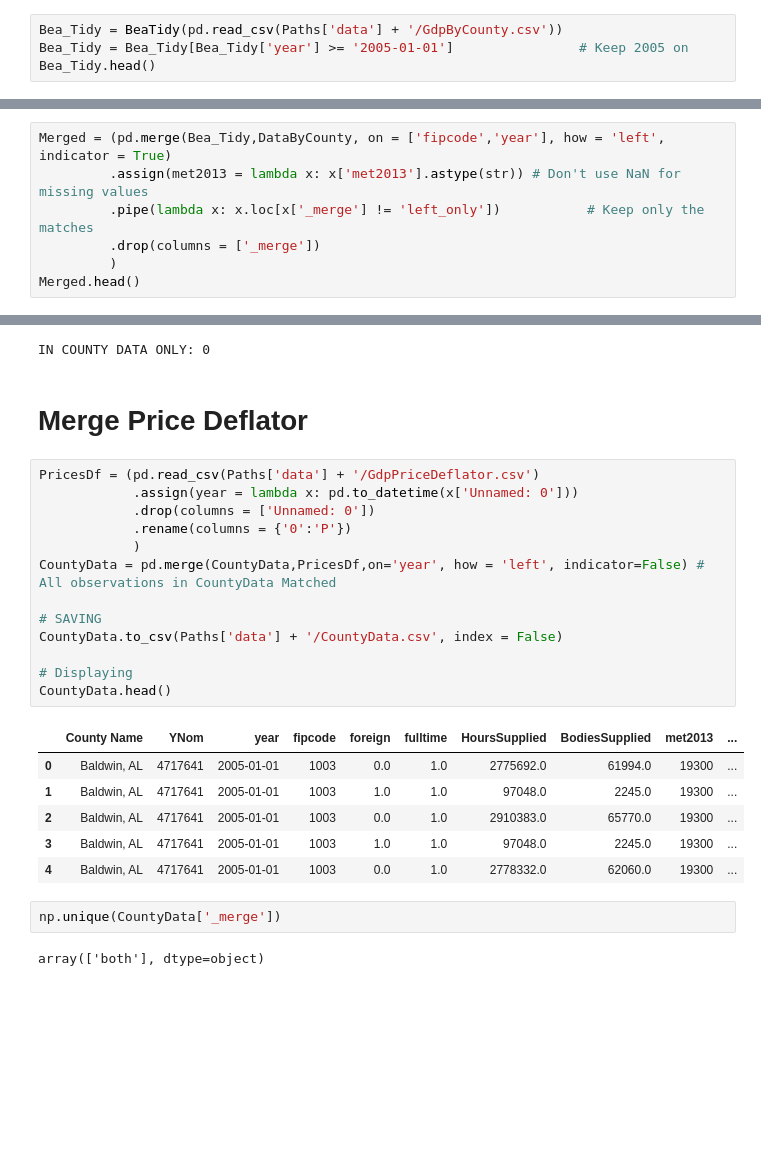
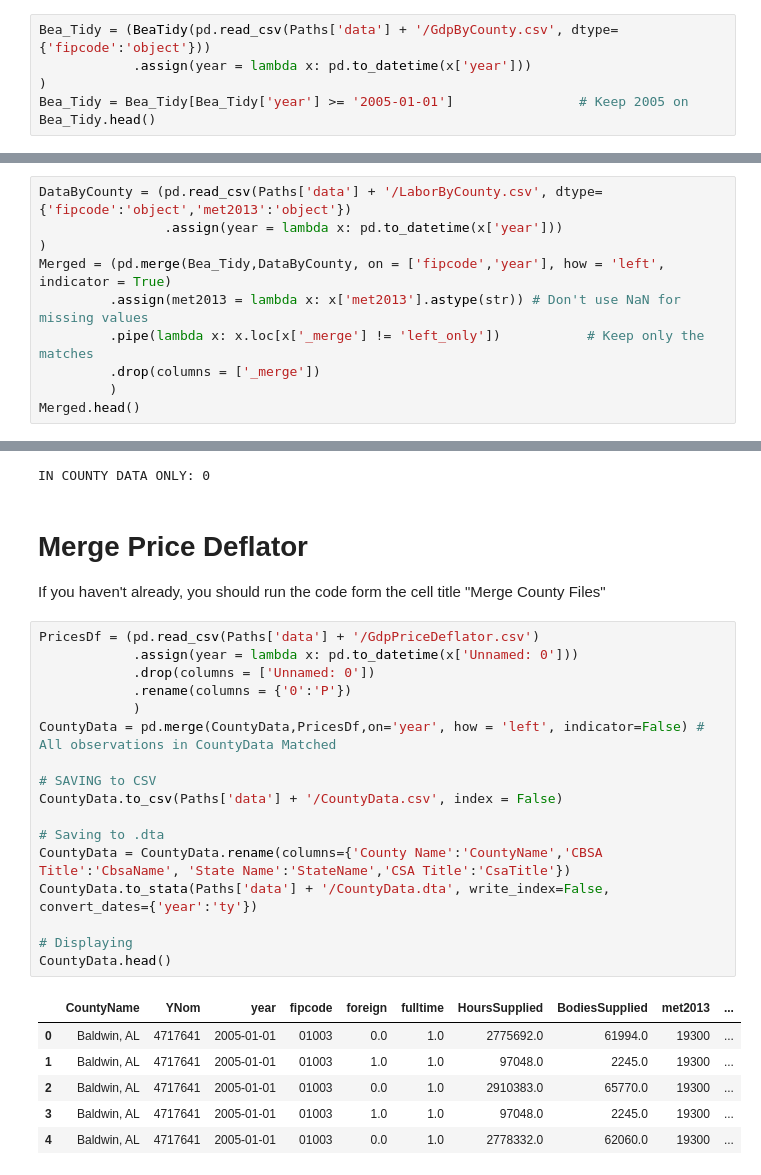
Before and after one commit to Robert-T-Remuszka/ImmigrationTfp, a Jupyter notebook: code/MakeCountyAnalysis.ipynb, the cells around one changed output, grey strips where cells are left out. Saved outputs shown, nothing was run; the diff lists cells and outputs as text; blank space fills up the shorter version.

Commit message:
Output county labor supplies in .dta

```diff
--- a/code/MakeCountyAnalysis.ipynb
+++ b/code/MakeCountyAnalysis.ipynb
@@ -115,7 +118,9 @@ DataByCounty.head()
 # Cleaning BEA
 Now I clean the BEA county-level GDP data. While we have this series from 2001 onward, the sample period is 2005 onward because the smallest level of geography avaiable in the ACS Ipums extracts is larger than a county before 2005. You can read about the samples [here](https://usa.ipums.org/usa-action/samples)
 # %%
-Bea_Tidy = BeaTidy(pd.read_csv(Paths['data'] + '/GdpByCounty.csv'))
+Bea_Tidy = (BeaTidy(pd.read_csv(Paths['data'] + '/GdpByCounty.csv', dtype={'fipcode':'object'}))
+            .assign(year = lambda x: pd.to_datetime(x['year']))
+)
 Bea_Tidy = Bea_Tidy[Bea_Tidy['year'] >= '2005-01-01']                # Keep 2005 on
 Bea_Tidy.head()
 # %% [output]
@@ -128,6 +133,9 @@ Bea_Tidy.head()
 # %% [markdown]
 # Merging County Files
 # %%
+DataByCounty = (pd.read_csv(Paths['data'] + '/LaborByCounty.csv', dtype={'fipcode':'object','met2013':'object'})
+                .assign(year = lambda x: pd.to_datetime(x['year']))
+)
 Merged = (pd.merge(Bea_Tidy,DataByCounty, on = ['fipcode','year'], how = 'left', indicator = True)
          .assign(met2013 = lambda x: x['met2013'].astype(str)) # Don't use NaN for missing values
          .pipe(lambda x: x.loc[x['_merge'] != 'left_only'])           # Keep only the matches
@@ -176,29 +184,30 @@ print( # All our MSAs were matched!
 CountyData = CountyData.drop(columns=['_merge'])
 # %% [output]
 IN COUNTY DATA ONLY: 0
-# %% [markdown]
-# Merge Price Deflator
+# %% [markdown]
+# Merge Price Deflator
+If you haven't already, you should run the code form the cell title "Merge County Files"
 # %%
 PricesDf = (pd.read_csv(Paths['data'] + '/GdpPriceDeflator.csv')
             .assign(year = lambda x: pd.to_datetime(x['Unnamed: 0']))
             .drop(columns = ['Unnamed: 0'])
             .rename(columns = {'0':'P'})
             )
 CountyData = pd.merge(CountyData,PricesDf,on='year', how = 'left', indicator=False) # All observations in CountyData Matched
 
-# SAVING
+# SAVING to CSV
 CountyData.to_csv(Paths['data'] + '/CountyData.csv', index = False)
+
+# Saving to .dta
+CountyData = CountyData.rename(columns={'County Name':'CountyName','CBSA Title':'CbsaName', 'State Name':'StateName','CSA Title':'CsaTitle'})
+CountyData.to_stata(Paths['data'] + '/CountyData.dta', write_index=False, convert_dates={'year':'ty'})
 
 # Displaying
 CountyData.head()
 # %% [output]
-|  | County Name | YNom | year | fipcode | foreign | fulltime | HoursSupplied | BodiesSupplied | met2013 | ... |
-| 0 | Baldwin, AL | 4717641 | 2005-01-01 | 1003 | 0.0 | 1.0 | 2775692.0 | 61994.0 | 19300 | ... |
-| 1 | Baldwin, AL | 4717641 | 2005-01-01 | 1003 | 1.0 | 1.0 | 97048.0 | 2245.0 | 19300 | ... |
-| 2 | Baldwin, AL | 4717641 | 2005-01-01 | 1003 | 0.0 | 1.0 | 2910383.0 | 65770.0 | 19300 | ... |
-| 3 | Baldwin, AL | 4717641 | 2005-01-01 | 1003 | 1.0 | 1.0 | 97048.0 | 2245.0 | 19300 | ... |
-| 4 | Baldwin, AL | 4717641 | 2005-01-01 | 1003 | 0.0 | 1.0 | 2778332.0 | 62060.0 | 19300 | ... |
+|  | CountyName | YNom | year | fipcode | foreign | fulltime | HoursSupplied | BodiesSupplied | met2013 | ... |
+| 0 | Baldwin, AL | 4717641 | 2005-01-01 | 01003 | 0.0 | 1.0 | 2775692.0 | 61994.0 | 19300 | ... |
+| 1 | Baldwin, AL | 4717641 | 2005-01-01 | 01003 | 1.0 | 1.0 | 97048.0 | 2245.0 | 19300 | ... |
+| 2 | Baldwin, AL | 4717641 | 2005-01-01 | 01003 | 0.0 | 1.0 | 2910383.0 | 65770.0 | 19300 | ... |
+| 3 | Baldwin, AL | 4717641 | 2005-01-01 | 01003 | 1.0 | 1.0 | 97048.0 | 2245.0 | 19300 | ... |
+| 4 | Baldwin, AL | 4717641 | 2005-01-01 | 01003 | 0.0 | 1.0 | 2778332.0 | 62060.0 | 19300 | ... |
-# %%
-np.unique(CountyData['_merge'])
-# %% [output]
-array(['both'], dtype=object)
```
Also changed, not shown: parts of 3 cells of this notebook.
